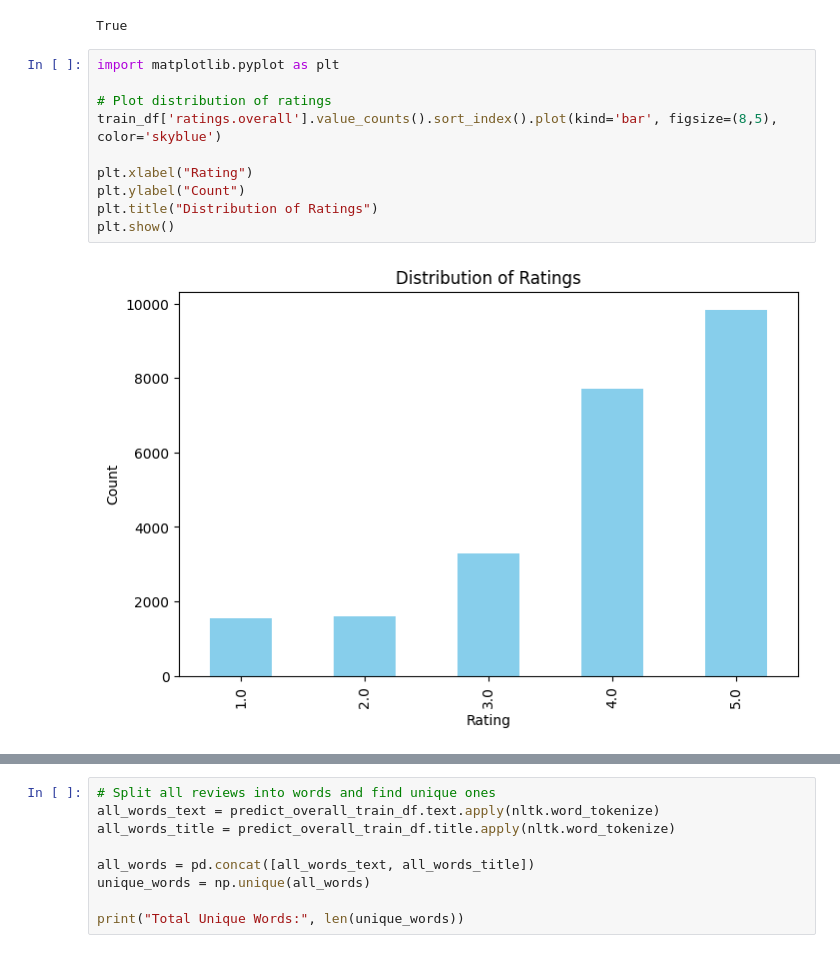
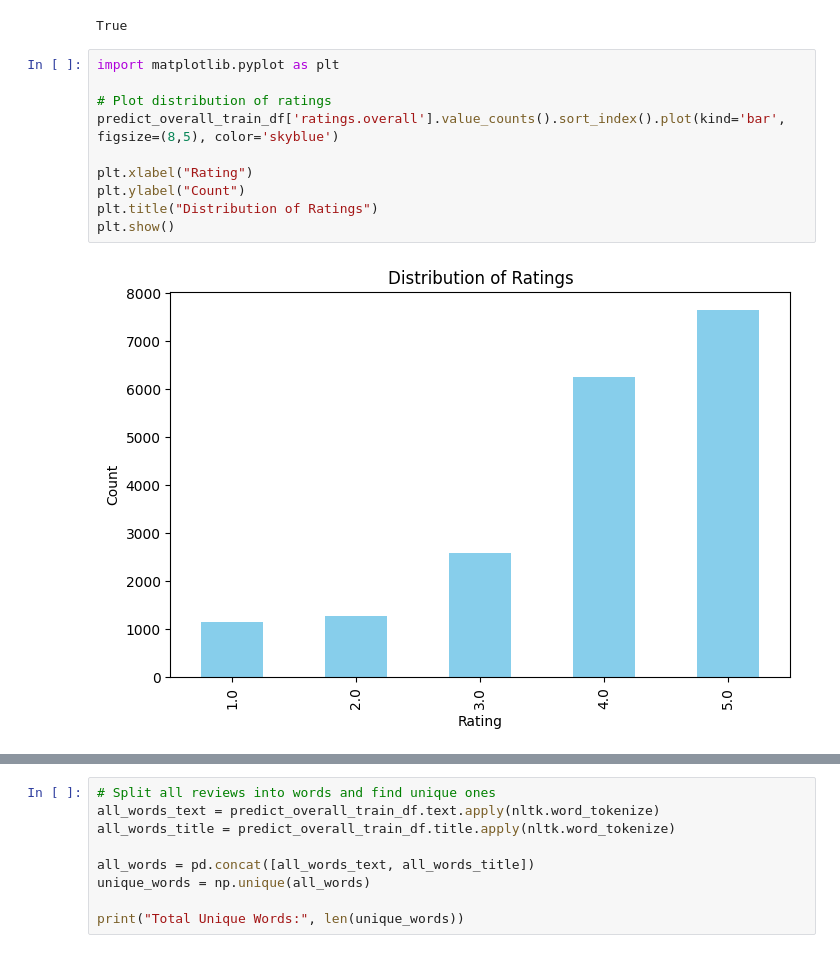
Before and after one commit to CHamilton0/COMP-SCI-7417-Applied-Natural-Language-Processing, a Jupyter notebook: Assignment1/ANLP_2025_S1_assignment1_a1766121_christopher_hamilton_version02.ipynb, the cells around one changed output, grey strips where cells are left out. Cells and saved outputs as stored; diff of their text form.

```diff
--- a/Assignment1/ANLP_2025_S1_assignment1_a1766121_christopher_hamilton_version02.ipynb
+++ b/Assignment1/ANLP_2025_S1_assignment1_a1766121_christopher_hamilton_version02.ipynb
@@ -119,12 +172,12 @@ True
 # %%
 import matplotlib.pyplot as plt
 
 # Plot distribution of ratings
-train_df['ratings.overall'].value_counts().sort_index().plot(kind='bar', figsize=(8,5), color='skyblue')
+predict_overall_train_df['ratings.overall'].value_counts().sort_index().plot(kind='bar', figsize=(8,5), color='skyblue')
 
 plt.xlabel("Rating")
 plt.ylabel("Count")
 plt.title("Distribution of Ratings")
 plt.show()
 # %% [output]
-[figure, old version]
+[figure, new version]
```
Also changed, not shown: parts of 24 cells of this notebook, 1 other file.
